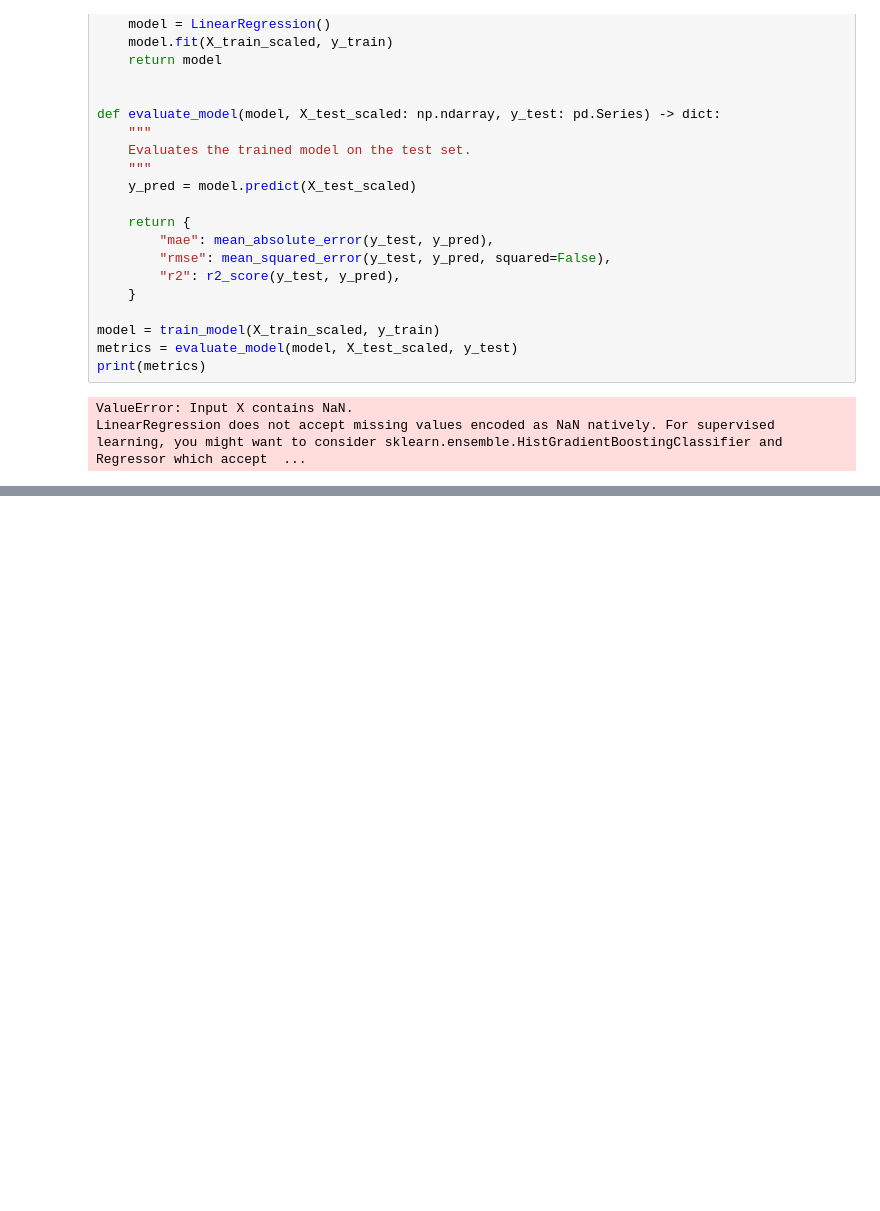
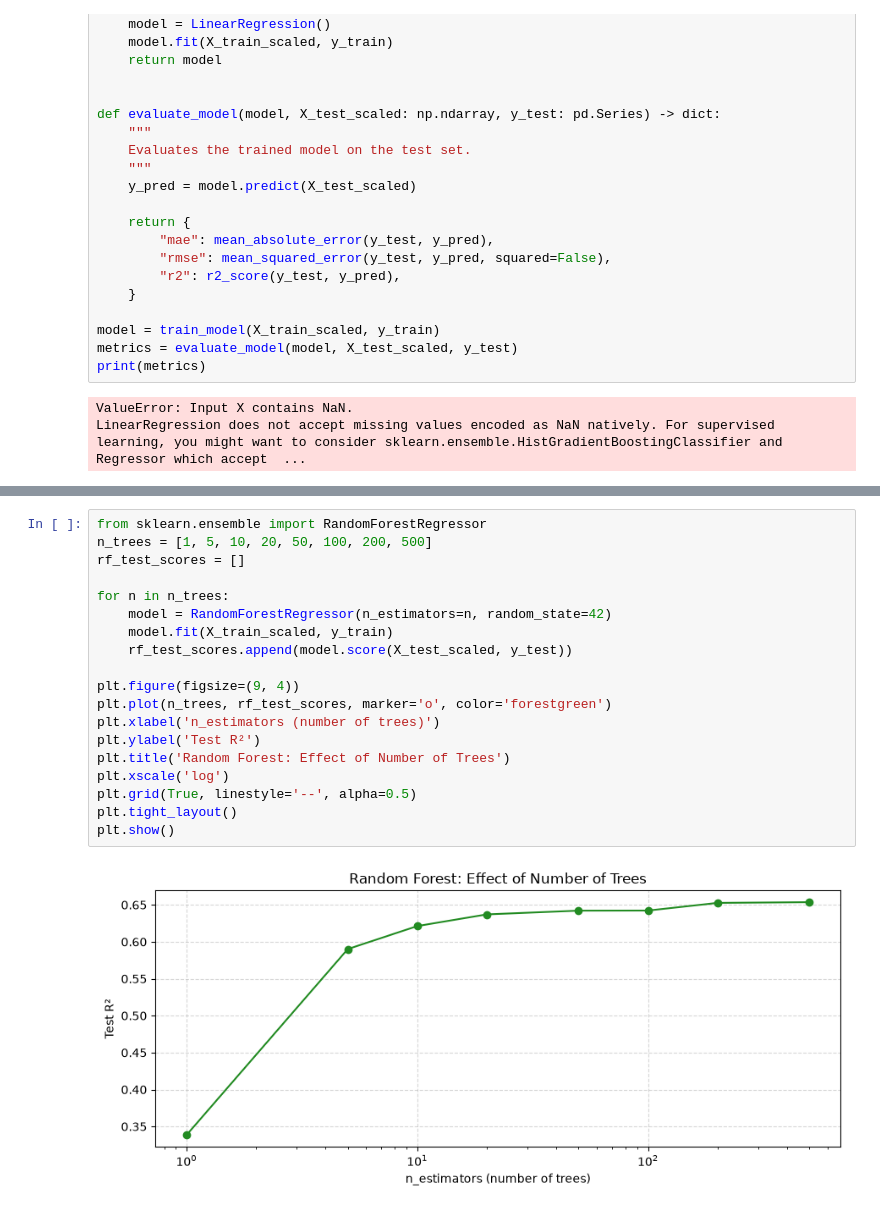
Before and after one commit to guigallent/immo-eliza-ml, a Jupyter notebook: dev/notebook.ipynb, the cells around one changed output, grey strips where cells are left out. Drawn from its saved outputs; the diff is of its cells as text; blank space fills up the shorter version.

```diff
--- a/dev/notebook.ipynb
+++ b/dev/notebook.ipynb
@@ -639,0 +767,21 @@ evaluate_model(model, X_test_scaled, y_test)
+# %%
+from sklearn.ensemble import RandomForestRegressor
+n_trees = [1, 5, 10, 20, 50, 100, 200, 500]
+rf_test_scores = []
+
+for n in n_trees:
+    model = RandomForestRegressor(n_estimators=n, random_state=42)
+    model.fit(X_train_scaled, y_train)
+    rf_test_scores.append(model.score(X_test_scaled, y_test))
+
+plt.figure(figsize=(9, 4))
+plt.plot(n_trees, rf_test_scores, marker='o', color='forestgreen')
+plt.xlabel('n_estimators (number of trees)')
+plt.ylabel('Test R²')
+plt.title('Random Forest: Effect of Number of Trees')
+plt.xscale('log')
+plt.grid(True, linestyle='--', alpha=0.5)
+plt.tight_layout()
+plt.show()
+# %% [output]
+[figure, added]
```
Also changed, not shown: parts of 8 cells of this notebook.
